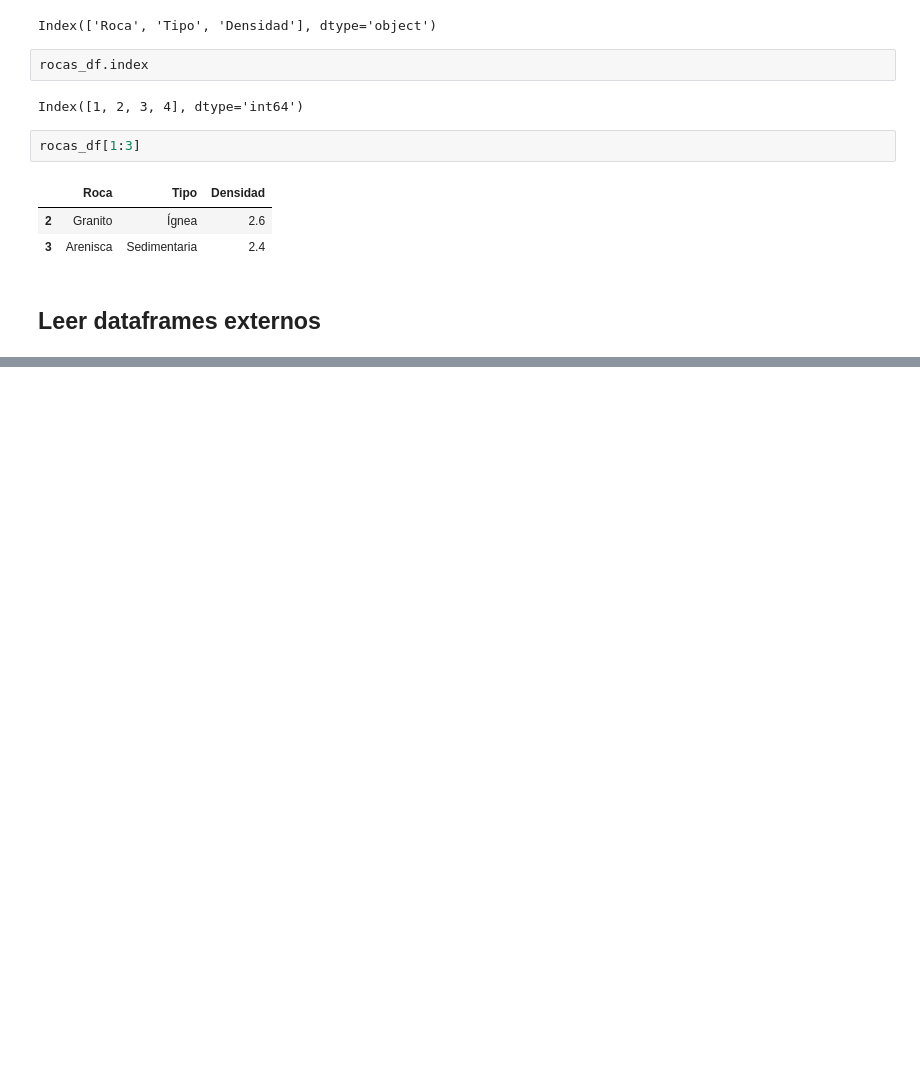
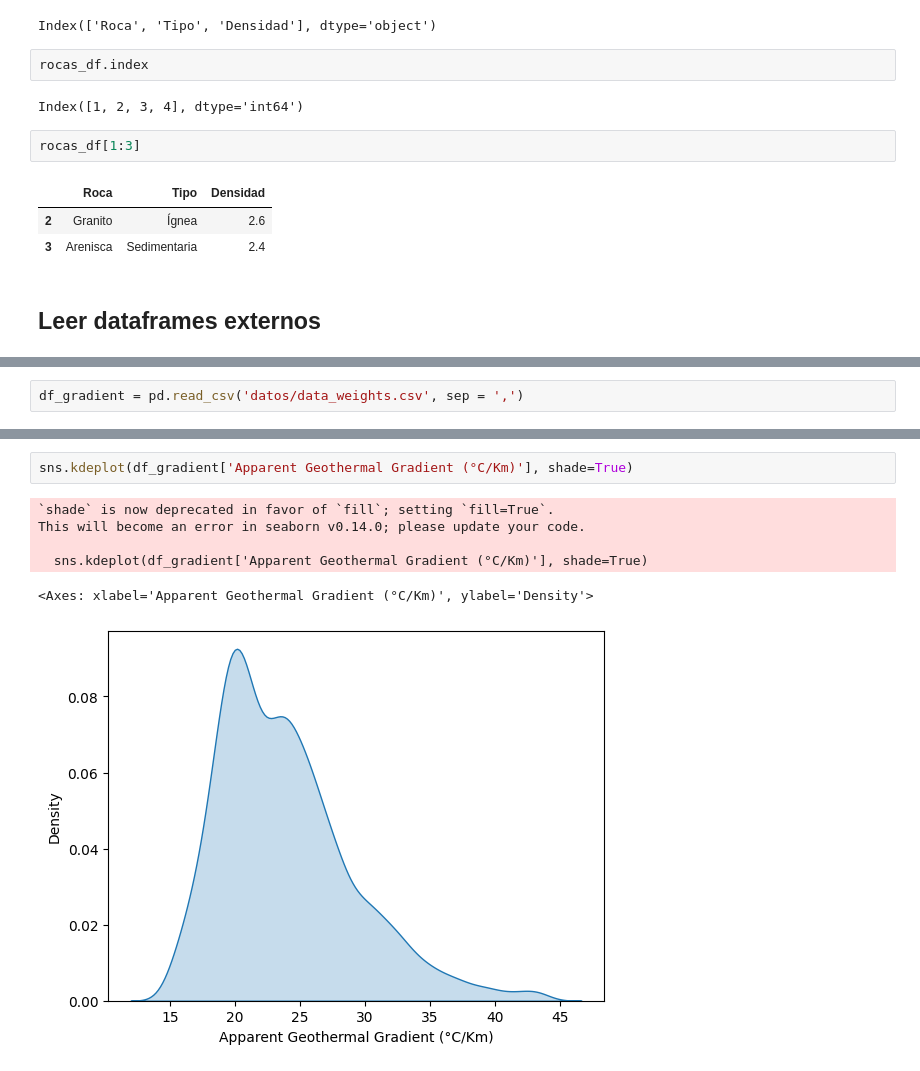
Before and after one commit to jcmefra/curso_python_git, a Jupyter notebook: modulo_1/pandas.ipynb, the cells around one changed output, grey strips where cells are left out. Cells and saved outputs as stored; diff of their text form; blank space fills up the shorter version.

```diff
--- a/modulo_1/pandas.ipynb
+++ b/modulo_1/pandas.ipynb
@@ -72,0 +591,2 @@ FileNotFoundError: [Errno 2] No such file or directory: 'modulo_1\\datos\\Volcan
+# %%
+df_gradient = pd.read_csv('datos/data_weights.csv', sep = ',')
@@ -72,0 +633,9 @@ FileNotFoundError: [Errno 2] No such file or directory: 'modulo_1\\datos\\Volcan
+# %%
+sns.kdeplot(df_gradient['Apparent Geothermal Gradient (°C/Km)'], shade=True)
+# %% [output]
+`shade` is now deprecated in favor of `fill`; setting `fill=True`.
+This will become an error in seaborn v0.14.0; please update your code.
+
+  sns.kdeplot(df_gradient['Apparent Geothermal Gradient (°C/Km)'], shade=True)
+<Axes: xlabel='Apparent Geothermal Gradient (°C/Km)', ylabel='Density'>
+[figure, added]
```
Also changed, not shown: parts of 86 cells of this notebook, 1 other file.
